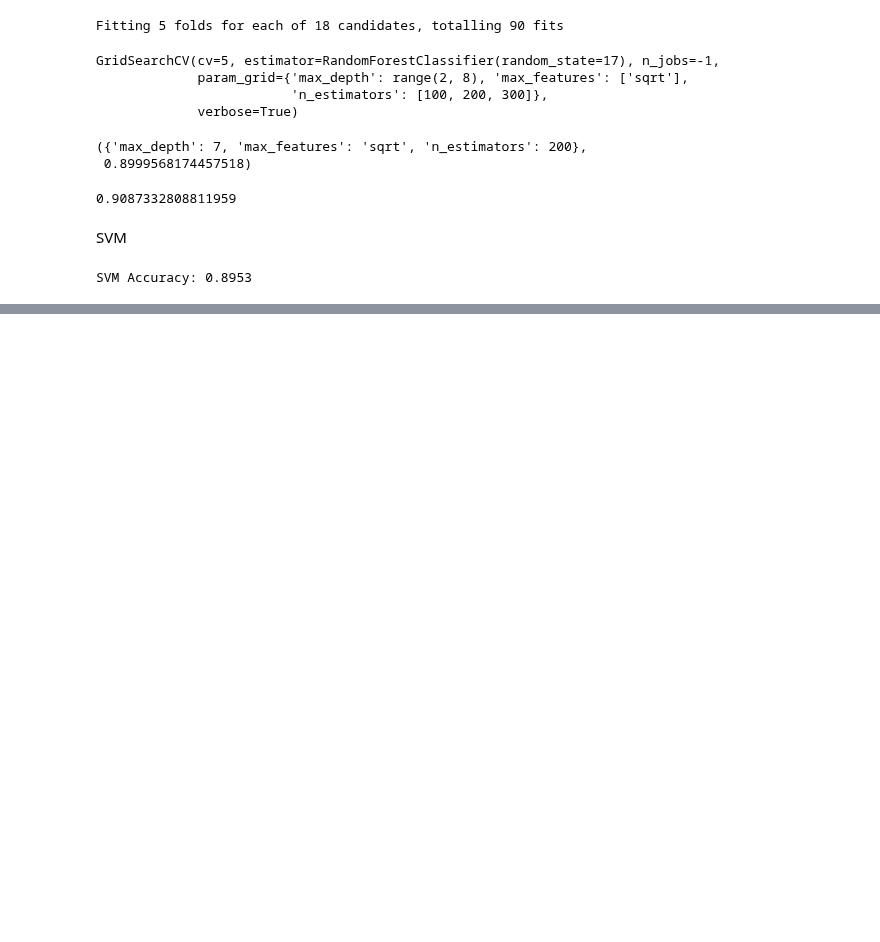
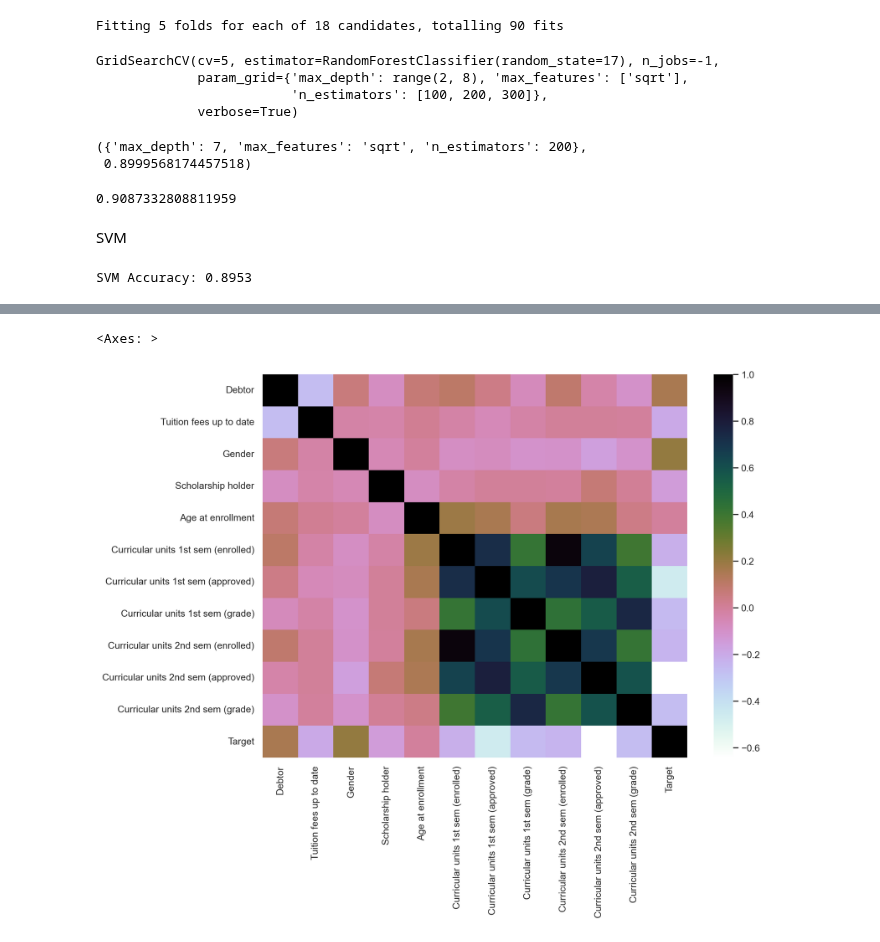
Before and after one commit to anapocai/machine_learning_project, a Jupyter notebook: Xinyi.ipynb, the cells around one changed output, grey strips where cells are left out. Saved outputs shown, nothing was run; the diff lists cells and outputs as text; code cells hidden in the pictures; blank space fills up the shorter version.

Commit message:
random forest in teat

```diff
--- a/Xinyi.ipynb
+++ b/Xinyi.ipynb
@@ -134,0 +137,6 @@ SVM Accuracy: 0.8953
+# %%
+df_pred = pd.read_csv("students_enrolled.csv")
+df_pred["Target"] = 0
+# %%
+X = df_pred[significant_corr.index]
+df_pred["Target"] = forest_best.predict(X)
@@ -134,0 +153,7 @@ SVM Accuracy: 0.8953
+# %%
+list1 = list(significant_corr.index)
+list1.append("Target")
+sns.heatmap(df_pred[list1].corr(), cmap='cubehelix_r')
+# %% [output]
+<Axes: >
+[figure, added]
```
Also changed, not shown: parts of 2 cells of this notebook.
